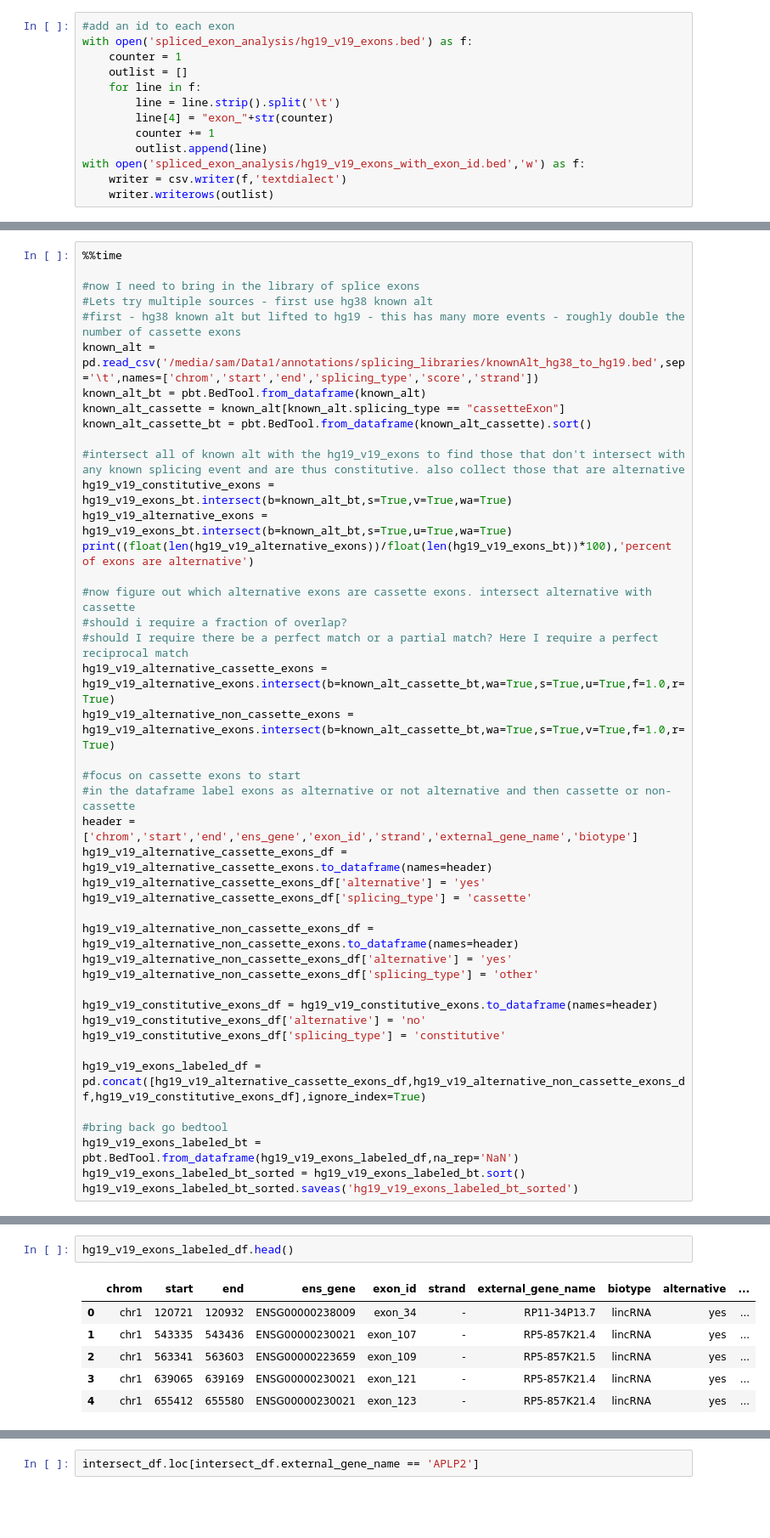
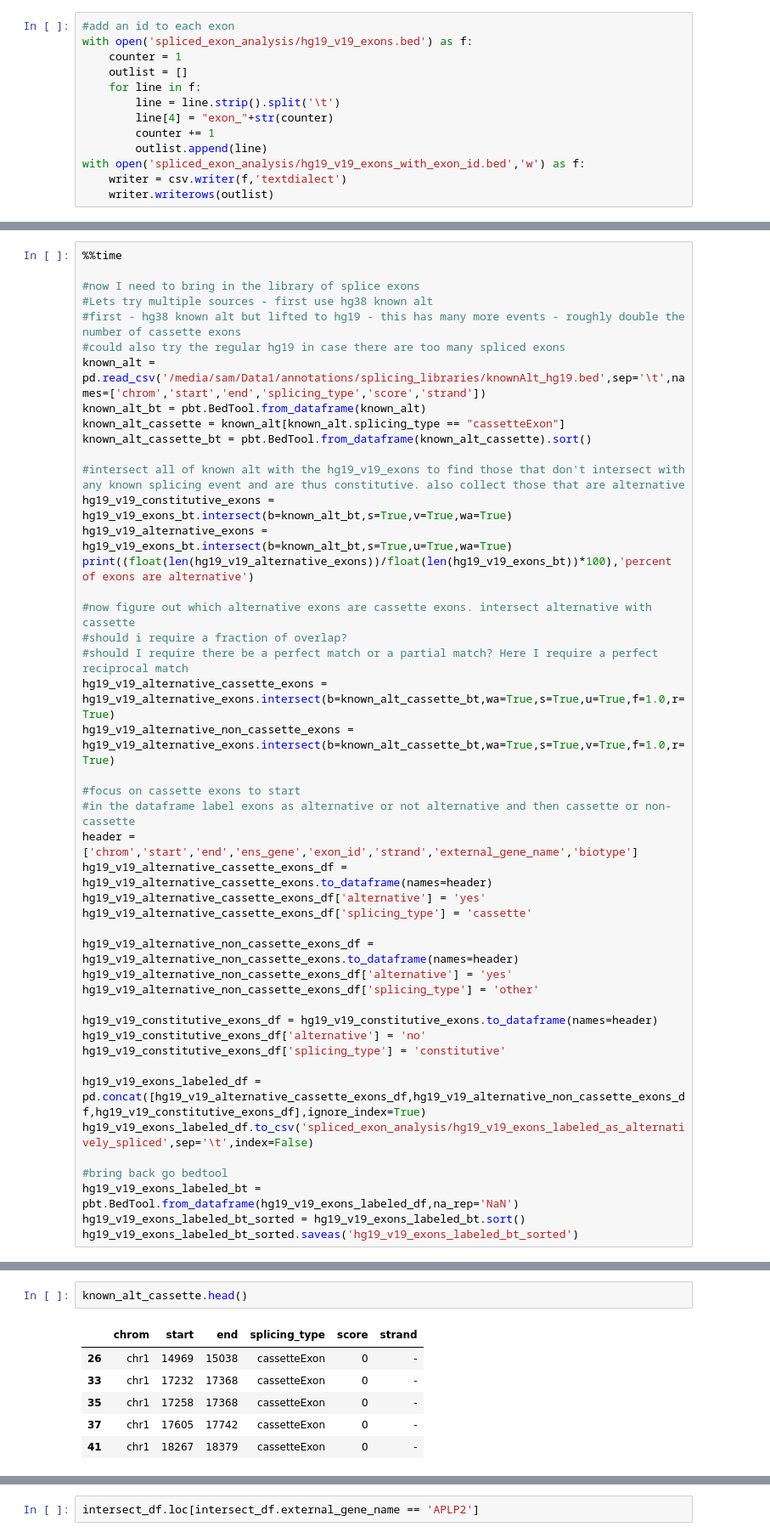
Before and after one commit to seharvey2012/programmatic_analysis, a Jupyter notebook: getting_clipper_to_work/clipper_runs_working_with_individual_rt_stops/exon_centric_analysis_of_splicing_individual_rt_stops.ipynb, the cells around one changed output, grey strips where cells are left out. Shown: that part at 85% size. Cells and saved outputs as stored; diff of their text form; blank space fills up the shorter version.

```diff
--- a/getting_clipper_to_work/clipper_runs_working_with_individual_rt_stops/exon_centric_analysis_of_splicing_individual_rt_stops.ipynb
+++ b/getting_clipper_to_work/clipper_runs_working_with_individual_rt_stops/exon_centric_analysis_of_splicing_individual_rt_stops.ipynb
@@ -132,7 +132,8 @@ Wall time: 2.17 s
 #now I need to bring in the library of splice exons
 #Lets try multiple sources - first use hg38 known alt
 #first - hg38 known alt but lifted to hg19 - this has many more events - roughly double the number of cassette exons
-known_alt = pd.read_csv('/media/sam/Data1/annotations/splicing_libraries/knownAlt_hg38_to_hg19.bed',sep='\t',names=['chrom','start','end','splicing_type','score','strand'])
+#could also try the regular hg19 in case there are too many spliced exons
+known_alt = pd.read_csv('/media/sam/Data1/annotations/splicing_libraries/knownAlt_hg19.bed',sep='\t',names=['chrom','start','end','splicing_type','score','strand'])
 known_alt_bt = pbt.BedTool.from_dataframe(known_alt)
 known_alt_cassette = known_alt[known_alt.splicing_type == "cassetteExon"]
 known_alt_cassette_bt = pbt.BedTool.from_dataframe(known_alt_cassette).sort()
@@ -164,6 +165,7 @@ hg19_v19_constitutive_exons_df['alternative'] = 'no'
 hg19_v19_constitutive_exons_df['splicing_type'] = 'constitutive'
 
 hg19_v19_exons_labeled_df = pd.concat([hg19_v19_alternative_cassette_exons_df,hg19_v19_alternative_non_cassette_exons_df,hg19_v19_constitutive_exons_df],ignore_index=True)
+hg19_v19_exons_labeled_df.to_csv('spliced_exon_analysis/hg19_v19_exons_labeled_as_alternatively_spliced',sep='\t',index=False)
 
 #bring back go bedtool
 hg19_v19_exons_labeled_bt = pbt.BedTool.from_dataframe(hg19_v19_exons_labeled_df,na_rep='NaN')
@@ -176,9 +178,9 @@ Wall time: 7.73 s
 # %%
-hg19_v19_exons_labeled_df.head()
+known_alt_cassette.head()
 # %% [output]
-|  | chrom | start | end | ens_gene | exon_id | strand | external_gene_name | biotype | alternative | ... |
-| 0 | chr1 | 120721 | 120932 | ENSG00000238009 | exon_34 | - | RP11-34P13.7 | lincRNA | yes | ... |
-| 1 | chr1 | 543335 | 543436 | ENSG00000230021 | exon_107 | - | RP5-857K21.4 | lincRNA | yes | ... |
-| 2 | chr1 | 563341 | 563603 | ENSG00000223659 | exon_109 | - | RP5-857K21.5 | lincRNA | yes | ... |
-| 3 | chr1 | 639065 | 639169 | ENSG00000230021 | exon_121 | - | RP5-857K21.4 | lincRNA | yes | ... |
-| 4 | chr1 | 655412 | 655580 | ENSG00000230021 | exon_123 | - | RP5-857K21.4 | lincRNA | yes | ... |
+|  | chrom | start | end | splicing_type | score | strand |
+| 26 | chr1 | 14969 | 15038 | cassetteExon | 0 | - |
+| 33 | chr1 | 17232 | 17368 | cassetteExon | 0 | - |
+| 35 | chr1 | 17258 | 17368 | cassetteExon | 0 | - |
+| 37 | chr1 | 17605 | 17742 | cassetteExon | 0 | - |
+| 41 | chr1 | 18267 | 18379 | cassetteExon | 0 | - |
```
Also changed, not shown: parts of 12 cells of this notebook, 2 other files.
